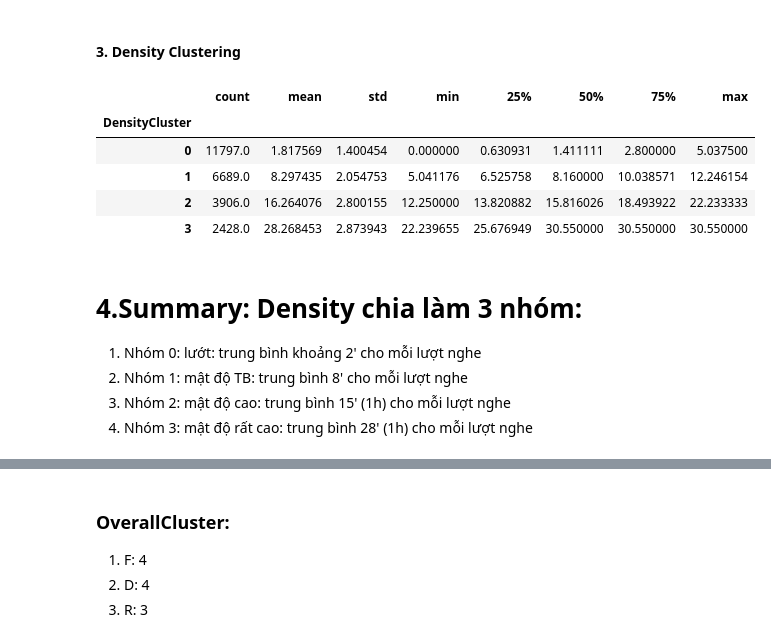
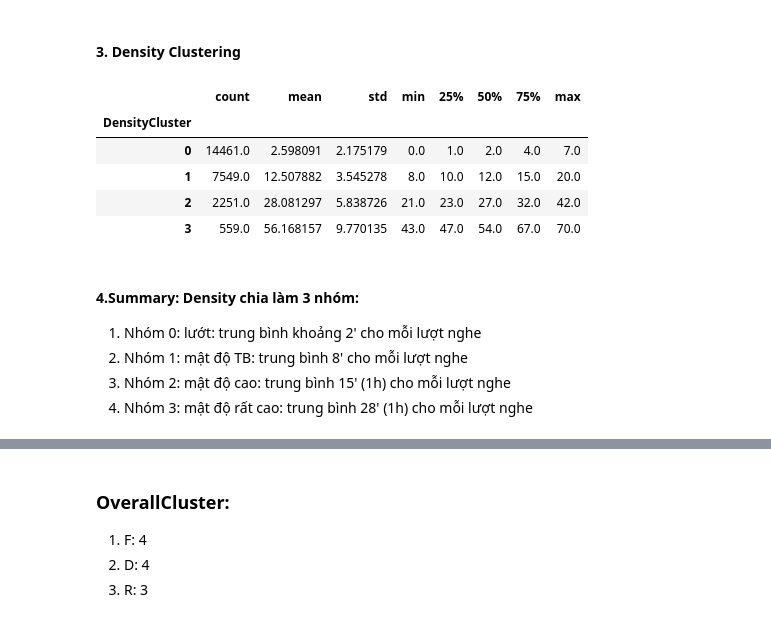
Before and after one commit to ngttnguyen/myscala, a Jupyter notebook: Voiz_project/Voizfm_Clustering_DFM.ipynb, the cells around one changed output, grey strips where cells are left out. Saved outputs shown, nothing was run; the diff lists cells and outputs as text; code cells hidden in the pictures.

```diff
--- a/Voiz_project/Voizfm_Clustering_DFM.ipynb
+++ b/Voiz_project/Voizfm_Clustering_DFM.ipynb
@@ -844,6 +807,7 @@ free_cluster_df = run_kmean_clustering(free_cluster_df,["Frequency"],k_cluster=k
 
 ## Sắp theo thứ tự R càng thấp thì Cluster càng cao
 free_cluster_df = order_cluster('FrequencyCluster', 'Frequency',free_cluster_df,True)
+free_cluster_df['Frequency']=round(free_cluster_df['Frequency'],0)
 free_cluster_df.groupby("FrequencyCluster")['Frequency'].describe()
 
 # ## see details of each cluster - Frequency
@@ -879,22 +843,23 @@ plot_sse(sse)
 # %%
 # ## DensityCluster_k = 4
 k_clus = 4
 free_cluster_df = run_kmean_clustering(free_cluster_df,["Density"],k_cluster=k_clus)
 
 ## Sắp theo thứ tự R càng thấp thì Cluster càng cao
 free_cluster_df = order_cluster('DensityCluster', 'Density',free_cluster_df,True)
+free_cluster_df['Density']=round(free_cluster_df['Density'],0)
 free_cluster_df.groupby("DensityCluster")['Density'].describe()
 
 # ## see details of each cluster - Frequency
 # %% [output]
 |  | count | mean | std | min | 25% | 50% | 75% | max |
 | DensityCluster |  |  |  |  |  |  |  |  |
-| 0 | 11797.0 | 1.817569 | 1.400454 | 0.000000 | 0.630931 | 1.411111 | 2.800000 | 5.037500 |
-| 1 | 6689.0 | 8.297435 | 2.054753 | 5.041176 | 6.525758 | 8.160000 | 10.038571 | 12.246154 |
-| 2 | 3906.0 | 16.264076 | 2.800155 | 12.250000 | 13.820882 | 15.816026 | 18.493922 | 22.233333 |
-| 3 | 2428.0 | 28.268453 | 2.873943 | 22.239655 | 25.676949 | 30.550000 | 30.550000 | 30.550000 |
+| 0 | 14461.0 | 2.598091 | 2.175179 | 0.0 | 1.0 | 2.0 | 4.0 | 7.0 |
+| 1 | 7549.0 | 12.507882 | 3.545278 | 8.0 | 10.0 | 12.0 | 15.0 | 20.0 |
+| 2 | 2251.0 | 28.081297 | 5.838726 | 21.0 | 23.0 | 27.0 | 32.0 | 42.0 |
+| 3 | 559.0 | 56.168157 | 9.770135 | 43.0 | 47.0 | 54.0 | 67.0 | 70.0 |
 # %% [markdown]
-# 4.Summary: Density chia làm 3 nhóm:
+#### 4.Summary: Density chia làm 3 nhóm:
 1. Nhóm 0: lướt: trung bình khoảng 2' cho mỗi lượt nghe
 2. Nhóm 1: mật độ TB: trung bình 8' cho mỗi lượt nghe
 3. Nhóm 2: mật độ cao: trung bình 15' (1h) cho mỗi lượt nghe
```
Also changed, not shown: parts of 29 cells of this notebook, 2 other files.
